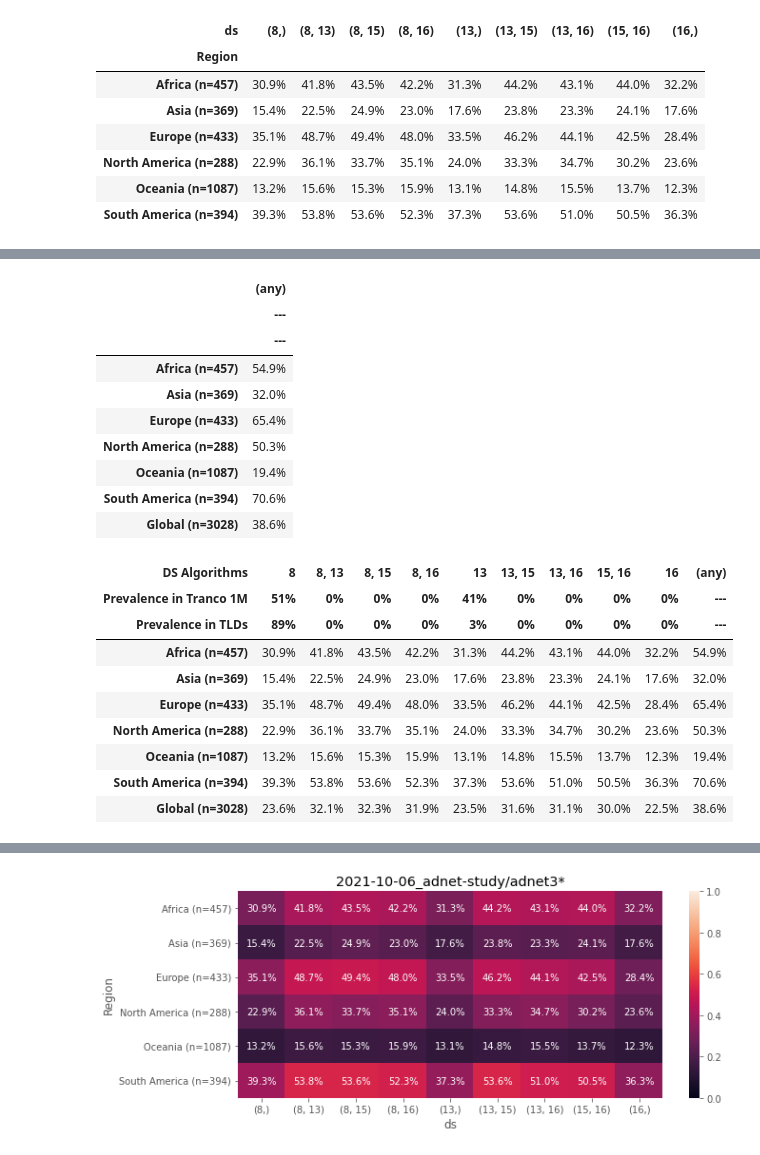
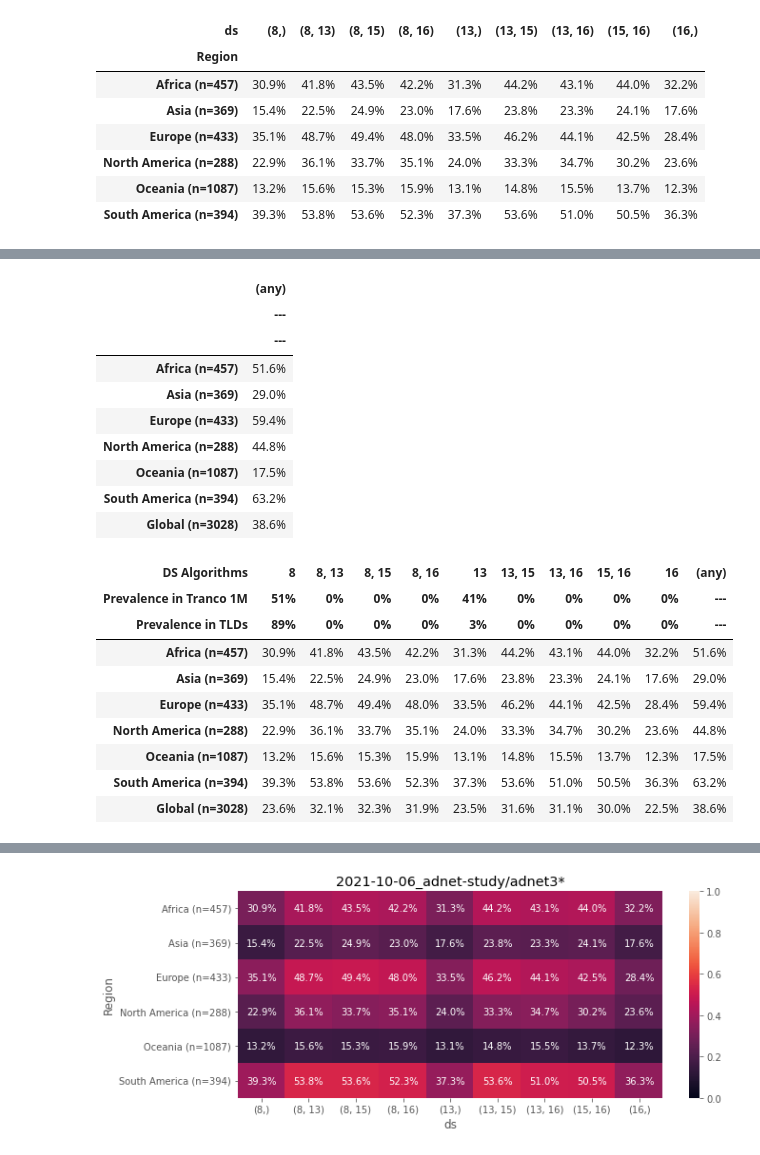
Before and after one commit to nils-wisiol/dns-downgrade-attack, a Jupyter notebook: ipynb/analyze_adnet_requestes.ipynb, the cells around one changed output, grey strips where cells are left out. Drawn from its saved outputs; the diff is of its cells as text; code cells hidden in the pictures.

```diff
--- a/ipynb/analyze_adnet_requestes.ipynb
+++ b/ipynb/analyze_adnet_requestes.ipynb
@@ -653,30 +650,30 @@ df_user_vuln_full
 | South America (n=394) | 0.393401 | 0.538071 | 0.535533 | 0.522843 | 0.373096 | 0.535533 | 0.510152 | 0.505076 | 0.362944 |
 | Global (n=3028) | 0.235799 | 0.320674 | 0.323316 | 0.319022 | 0.234808 | 0.316380 | 0.311427 | 0.300198 | 0.224571 |
 # %%
-df_user_vuln_any_ds = df_requests.groupby(['token', 'Region']).agg({
+df_user_vuln_any_ds = df_requests[df_requests['attack'] != 'mitm-ra'].groupby(['token', 'Region']).agg({
     'vulnerable': any,  # aggregation over DS config and attack
 }).reset_index().groupby(['Region']).agg({
     'vulnerable': 'mean',  # aggregation over tokens (i.e., users)
 }).sort_values('Region')
 df_user_vuln_any_ds.columns = pd.MultiIndex.from_tuples([('(any)', '---', '---')])
 
 
 df_user_vuln_any_ds_global = df_requests[df_requests['attack'] != 'mitm-ra'].groupby(['token']).agg(
     {'vulnerable': any}  # aggregation across attacks and ds: count any user that is vulnerable under some attack and some ds config
 )['vulnerable'].mean()
 df_user_vuln_any_ds_global = pd.DataFrame([{df_user_vuln_any_ds.columns[0]: df_user_vuln_any_ds_global}], index=[f"Global (n={len(df_requests['token'].unique())})"])
 df_user_vuln_any_ds = df_user_vuln_any_ds.append(df_user_vuln_any_ds_global)
 df_user_vuln_any_ds.style.format(lambda v: f"{v:.1%}")
 # %% [output]
 |  | (any) |
 |  | --- |
 |  | --- |
-| Africa (n=457) | 54.9% |
-| Asia (n=369) | 32.0% |
-| Europe (n=433) | 65.4% |
-| North America (n=288) | 50.3% |
-| Oceania (n=1087) | 19.4% |
-| South America (n=394) | 70.6% |
+| Africa (n=457) | 51.6% |
+| Asia (n=369) | 29.0% |
+| Europe (n=433) | 59.4% |
+| North America (n=288) | 44.8% |
+| Oceania (n=1087) | 17.5% |
+| South America (n=394) | 63.2% |
 | Global (n=3028) | 38.6% |
 # %%
 df_user_vuln_full = df_user_vuln_full.join(df_user_vuln_any_ds)
@@ -685,12 +682,12 @@ df_user_vuln_full.style.format(lambda v: f"{v:.1%}")
 | DS Algorithms | 8 | 8, 13 | 8, 15 | 8, 16 | 13 | 13, 15 | 13, 16 | 15, 16 | 16 | (any) |
 | Prevalence in Tranco 1M | 51% | 0% | 0% | 0% | 41% | 0% | 0% | 0% | 0% | --- |
 | Prevalence in TLDs | 89% | 0% | 0% | 0% | 3% | 0% | 0% | 0% | 0% | --- |
-| Africa (n=457) | 30.9% | 41.8% | 43.5% | 42.2% | 31.3% | 44.2% | 43.1% | 44.0% | 32.2% | 54.9% |
-| Asia (n=369) | 15.4% | 22.5% | 24.9% | 23.0% | 17.6% | 23.8% | 23.3% | 24.1% | 17.6% | 32.0% |
-| Europe (n=433) | 35.1% | 48.7% | 49.4% | 48.0% | 33.5% | 46.2% | 44.1% | 42.5% | 28.4% | 65.4% |
-| North America (n=288) | 22.9% | 36.1% | 33.7% | 35.1% | 24.0% | 33.3% | 34.7% | 30.2% | 23.6% | 50.3% |
-| Oceania (n=1087) | 13.2% | 15.6% | 15.3% | 15.9% | 13.1% | 14.8% | 15.5% | 13.7% | 12.3% | 19.4% |
-| South America (n=394) | 39.3% | 53.8% | 53.6% | 52.3% | 37.3% | 53.6% | 51.0% | 50.5% | 36.3% | 70.6% |
+| Africa (n=457) | 30.9% | 41.8% | 43.5% | 42.2% | 31.3% | 44.2% | 43.1% | 44.0% | 32.2% | 51.6% |
+| Asia (n=369) | 15.4% | 22.5% | 24.9% | 23.0% | 17.6% | 23.8% | 23.3% | 24.1% | 17.6% | 29.0% |
+| Europe (n=433) | 35.1% | 48.7% | 49.4% | 48.0% | 33.5% | 46.2% | 44.1% | 42.5% | 28.4% | 59.4% |
+| North America (n=288) | 22.9% | 36.1% | 33.7% | 35.1% | 24.0% | 33.3% | 34.7% | 30.2% | 23.6% | 44.8% |
+| Oceania (n=1087) | 13.2% | 15.6% | 15.3% | 15.9% | 13.1% | 14.8% | 15.5% | 13.7% | 12.3% | 17.5% |
+| South America (n=394) | 39.3% | 53.8% | 53.6% | 52.3% | 37.3% | 53.6% | 51.0% | 50.5% | 36.3% | 63.2% |
 | Global (n=3028) | 23.6% | 32.1% | 32.3% | 31.9% | 23.5% | 31.6% | 31.1% | 30.0% | 22.5% | 38.6% |
 # %%
 formatters = {
```
Also changed, not shown: parts of 7 cells of this notebook.
